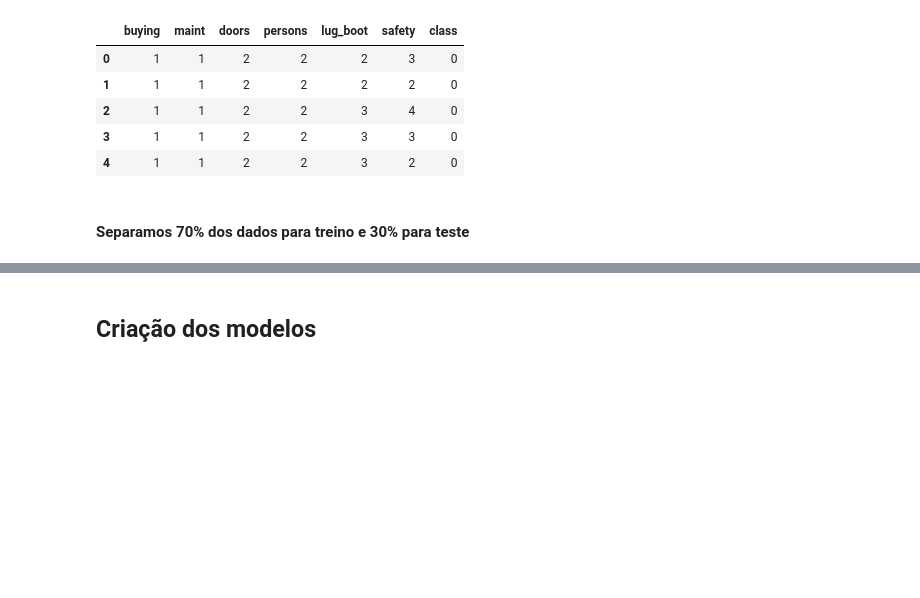
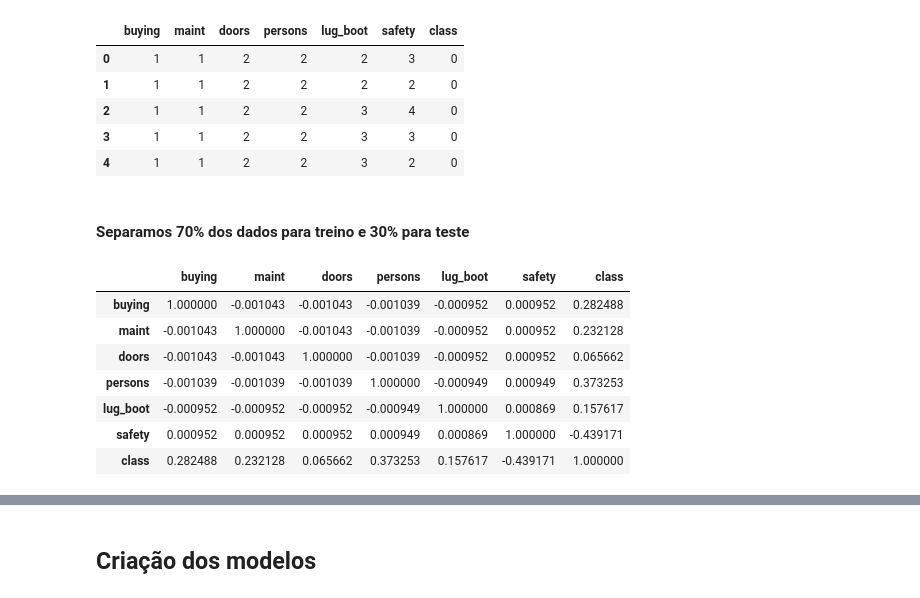
Before and after one commit to ciencia-de-dados-pratica/praticas, a Jupyter notebook: carros/Artigo .ipynb, the cells around one changed output, grey strips where cells are left out. Cells and saved outputs as stored; diff of their text form; code cells hidden in the pictures; blank space fills up the shorter version.

```diff
--- a/carros/Artigo .ipynb
+++ b/carros/Artigo .ipynb
@@ -97,0 +106,11 @@ Y = treino[colunas[-1]]
+# %%
+newdata.corr()
+# %% [output]
+|  | buying | maint | doors | persons | lug_boot | safety | class |
+| buying | 1.000000 | -0.001043 | -0.001043 | -0.001039 | -0.000952 | 0.000952 | 0.282488 |
+| maint | -0.001043 | 1.000000 | -0.001043 | -0.001039 | -0.000952 | 0.000952 | 0.232128 |
+| doors | -0.001043 | -0.001043 | 1.000000 | -0.001039 | -0.000952 | 0.000952 | 0.065662 |
+| persons | -0.001039 | -0.001039 | -0.001039 | 1.000000 | -0.000949 | 0.000949 | 0.373253 |
+| lug_boot | -0.000952 | -0.000952 | -0.000952 | -0.000949 | 1.000000 | 0.000869 | 0.157617 |
+| safety | 0.000952 | 0.000952 | 0.000952 | 0.000949 | 0.000869 | 1.000000 | -0.439171 |
+| class | 0.282488 | 0.232128 | 0.065662 | 0.373253 | 0.157617 | -0.439171 | 1.000000 |
```
Also changed, not shown: parts of 17 cells of this notebook.
